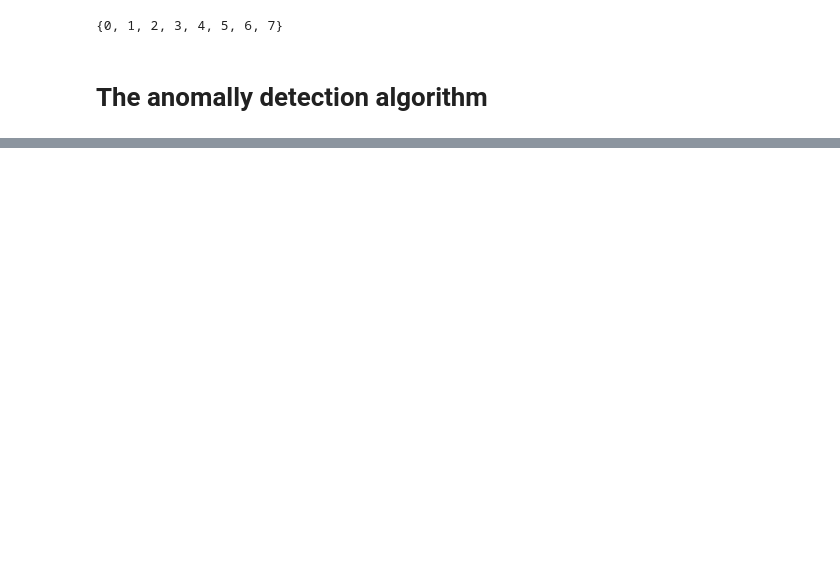
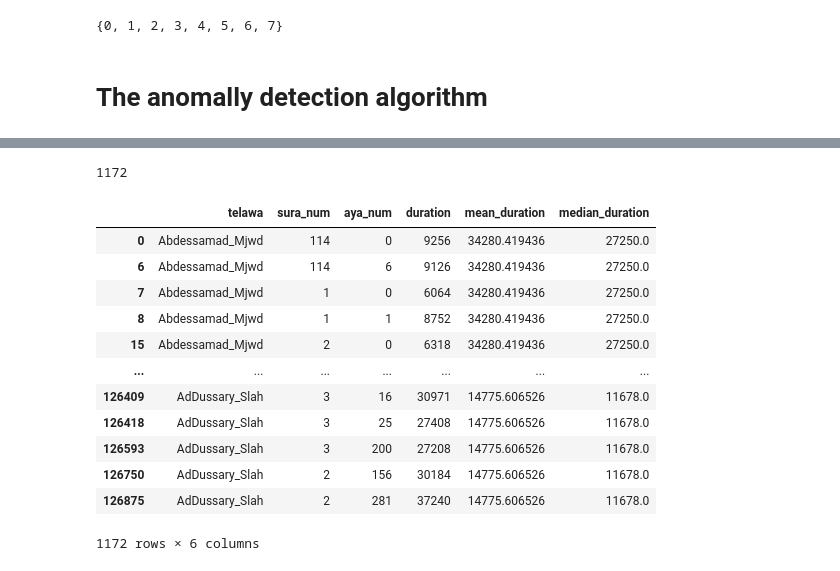
Before and after one commit to drnesr/QuranDataset, a Jupyter notebook: Code/DB_Qur_001.ipynb, the cells around one changed output, grey strips where cells are left out. Saved outputs shown, nothing was run; the diff lists cells and outputs as text; code cells hidden in the pictures; blank space fills up the shorter version.

```diff
--- a/Code/DB_Qur_001.ipynb
+++ b/Code/DB_Qur_001.ipynb
@@ -688,6 +695,8 @@ set(small_relative[small_relative.sura_num == s_num]['aya_num'])
 # %% [markdown]
 # The anomally detection algorithm
 # %%
+# Turning off the chained_assignment warning
+pd.set_option('mode.chained_assignment', None)
 small_relative = relative_dataset[[
     'telawa',
     'sura_num',
@@ -704,10 +713,11 @@ name_dict = {
 problems=[]
 cut_off = 2
 for s_num in range(1, 115):
+    print(f'\n|{s_num}|', end=':')
     ayat = set(small_relative[small_relative.sura_num == s_num]['aya_num'])
     for a_num in ayat:
-        spc = small_relative[(relative_dataset.sura_num == s_num)
-                             & (relative_dataset.aya_num == a_num)]
+        spc = small_relative[(small_relative.sura_num == s_num)
+                             & (small_relative.aya_num == a_num)]
         for field in name_dict:
             dur_mean = spc[field].mean()
             dur_std = spc[field].std()
@@ -715,12 +725,17 @@ for s_num in range(1, 115):
             lower_bound = dur_mean - anomally_cutoff
             upper_bound = dur_mean + anomally_cutoff
             spc[name_dict[field]]=0
-            spc.loc[:][name_dict[field]] = (spc[field] > lower_bound) & (
+            spc.loc[:, name_dict[field]] = (spc[field] > lower_bound) & (
                 spc[field] < upper_bound)
 
         spc = spc.assign(val_avg=spc.dur_avg == spc.dur_val)
         spc = spc.assign(val_med=spc.dur_med == spc.dur_val)
         check = spc[(spc.val_avg==False) | (spc.val_med==False)]
         if check.shape[0]>0:
-            display (check)
+            for x in check.reset_index()['index'].to_list():
+                problems.append(x)
+            print(a_num, end=',')
+        else:
+            #print('', end='')
+            pass
 # %% [output]
@@ -730,0 +759,20 @@ See the caveats in the documentation: http://pandas.pydata.org/pandas-docs/stabl
+# %%
+len(problems)
+# %% [output]
+1172
+# %%
+small_relative[small_relative.index.isin(problems)]
+# %% [output]
+|  | telawa | sura_num | aya_num | duration | mean_duration | median_duration |
+| 0 | Abdessamad_Mjwd | 114 | 0 | 9256 | 34280.419436 | 27250.0 |
+| 6 | Abdessamad_Mjwd | 114 | 6 | 9126 | 34280.419436 | 27250.0 |
+| 7 | Abdessamad_Mjwd | 1 | 0 | 6064 | 34280.419436 | 27250.0 |
+| 8 | Abdessamad_Mjwd | 1 | 1 | 8752 | 34280.419436 | 27250.0 |
+| 15 | Abdessamad_Mjwd | 2 | 0 | 6318 | 34280.419436 | 27250.0 |
+| ... | ... | ... | ... | ... | ... | ... |
+| 126409 | AdDussary_Slah | 3 | 16 | 30971 | 14775.606526 | 11678.0 |
+| 126418 | AdDussary_Slah | 3 | 25 | 27408 | 14775.606526 | 11678.0 |
+| 126593 | AdDussary_Slah | 3 | 200 | 27208 | 14775.606526 | 11678.0 |
+| 126750 | AdDussary_Slah | 2 | 156 | 30184 | 14775.606526 | 11678.0 |
+| 126875 | AdDussary_Slah | 2 | 281 | 37240 | 14775.606526 | 11678.0 |
+1172 rows × 6 columns
```
Also changed, not shown: parts of 6 cells of this notebook.
